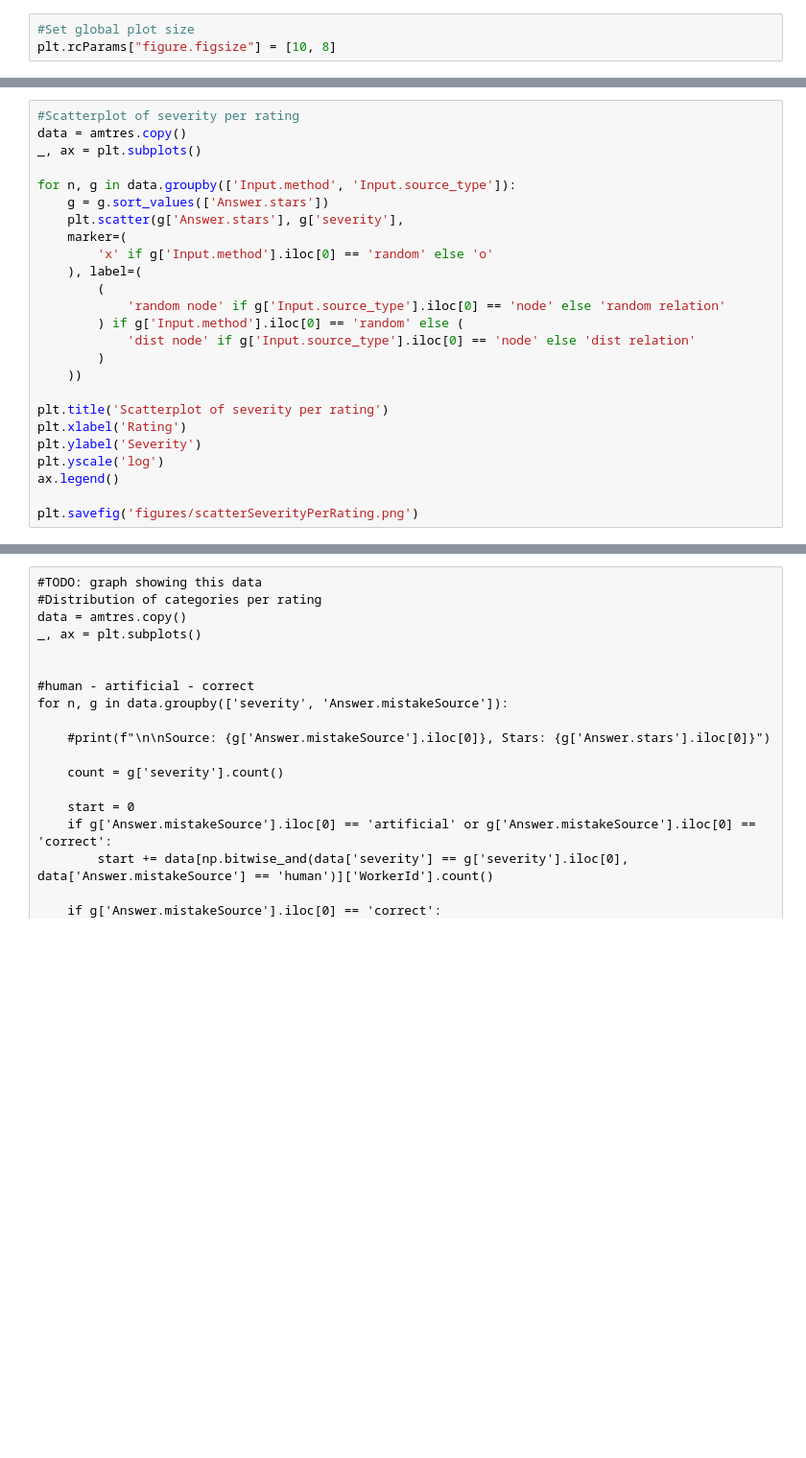
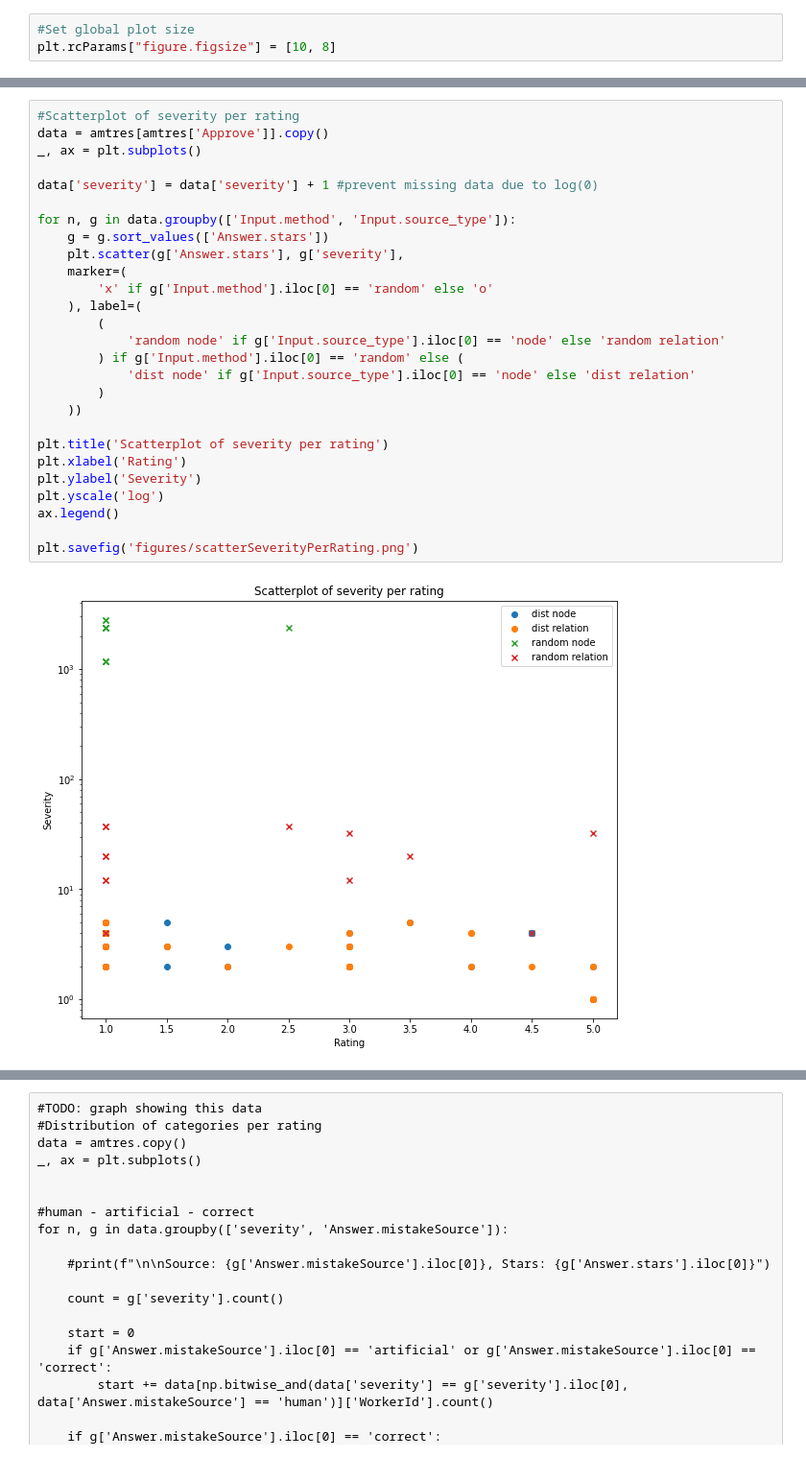
Before and after one commit to Malspherus/AmbiVec, a Jupyter notebook: main.ipynb, the cells around one changed output, grey strips where cells are left out. Shown at 96% size. Saved outputs shown, nothing was run; the diff lists cells and outputs as text; blank space fills up the shorter version.

```diff
--- a/main.ipynb
+++ b/main.ipynb
@@ -1171,25 +1293,29 @@ plt.savefig('figures/answersPerRating.png')
 # %%
 #Scatterplot of severity per rating
-data = amtres.copy()
+data = amtres[amtres['Approve']].copy()
 _, ax = plt.subplots()
+
+data['severity'] = data['severity'] + 1 #prevent missing data due to log(0)
 
 for n, g in data.groupby(['Input.method', 'Input.source_type']):
     g = g.sort_values(['Answer.stars'])
     plt.scatter(g['Answer.stars'], g['severity'],
     marker=(
         'x' if g['Input.method'].iloc[0] == 'random' else 'o'
     ), label=(
         (
             'random node' if g['Input.source_type'].iloc[0] == 'node' else 'random relation'
         ) if g['Input.method'].iloc[0] == 'random' else (
             'dist node' if g['Input.source_type'].iloc[0] == 'node' else 'dist relation'
         )
     ))
 
 plt.title('Scatterplot of severity per rating')
 plt.xlabel('Rating')
 plt.ylabel('Severity')
 plt.yscale('log')
 ax.legend()
 
 plt.savefig('figures/scatterSeverityPerRating.png')
+# %% [output]
+[figure, added]
```
Also changed, not shown: parts of 37 cells of this notebook.
